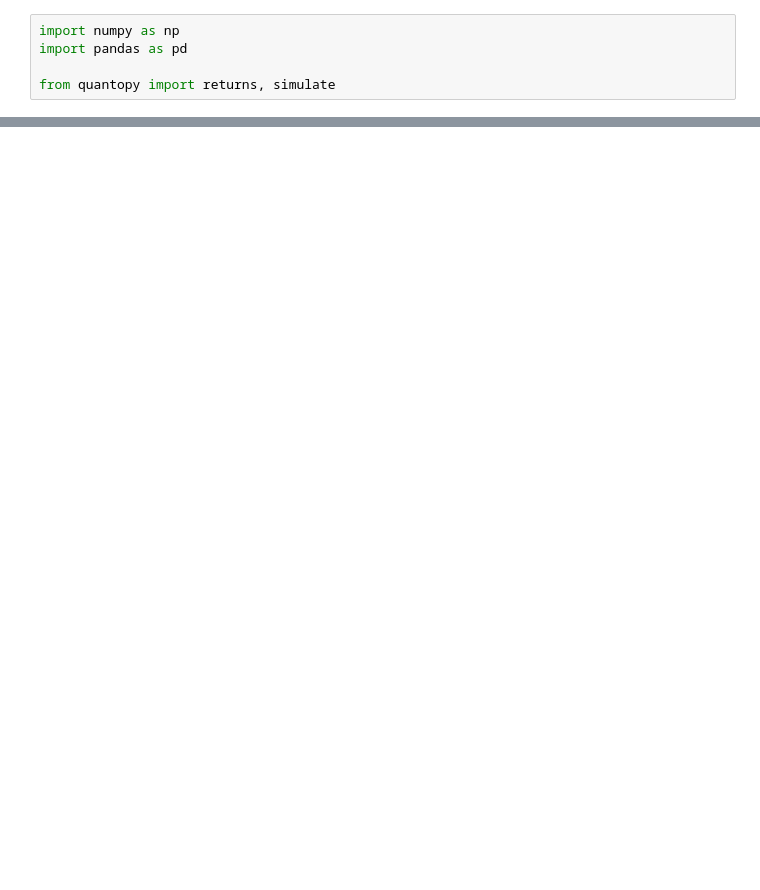
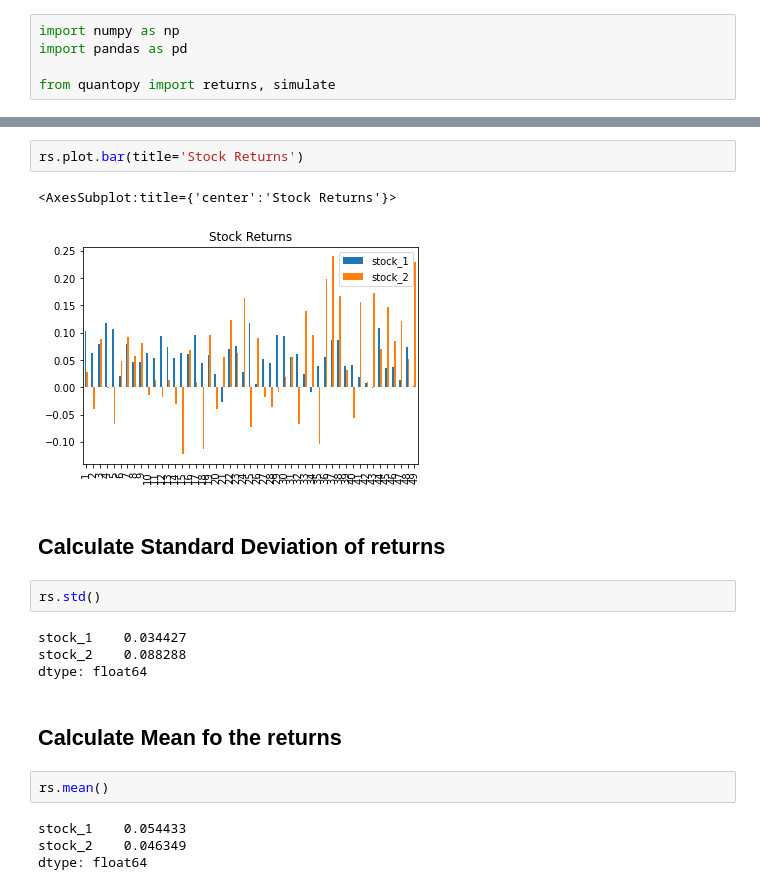
Before and after one commit to quantopy-dev/quantopy, a Jupyter notebook: docs/return-basics.ipynb, the cells around one changed output, grey strips where cells are left out. Drawn from its saved outputs; the diff is of its cells as text; blank space fills up the shorter version.

```diff
--- a/docs/return-basics.ipynb
+++ b/docs/return-basics.ipynb
@@ -41,0 +42,21 @@ rs.head()
+# %%
+rs.plot.bar(title='Stock Returns')
+# %% [output]
+<AxesSubplot:title={'center':'Stock Returns'}>
+[figure, added]
+# %% [markdown]
+## Calculate Standard Deviation of returns
+# %%
+rs.std()
+# %% [output]
+stock_1    0.034427
+stock_2    0.088288
+dtype: float64
+# %% [markdown]
+## Calculate Mean fo the returns
+# %%
+rs.mean()
+# %% [output]
+stock_1    0.054433
+stock_2    0.046349
+dtype: float64
```
Also changed, not shown: parts of 4 cells of this notebook, 5 other files.
